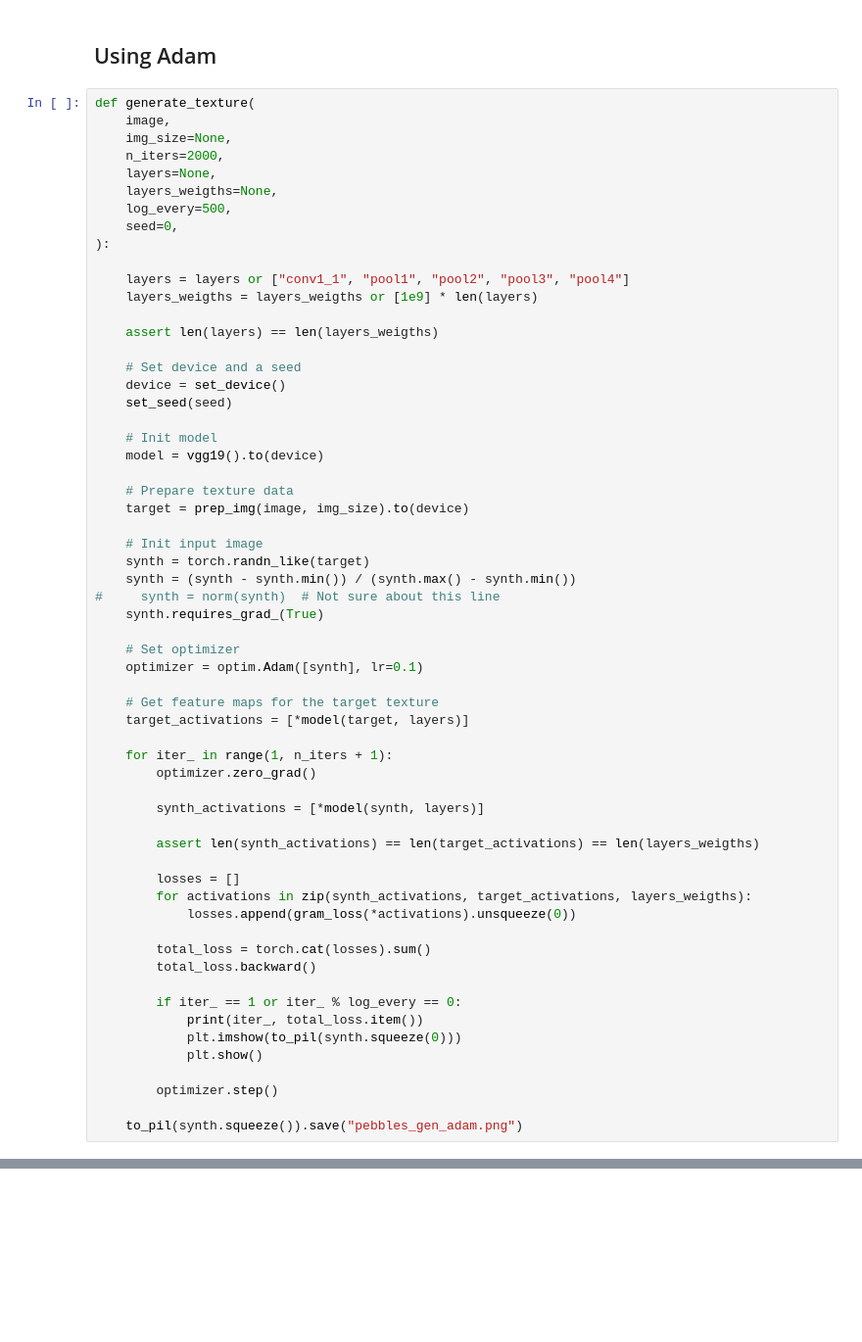
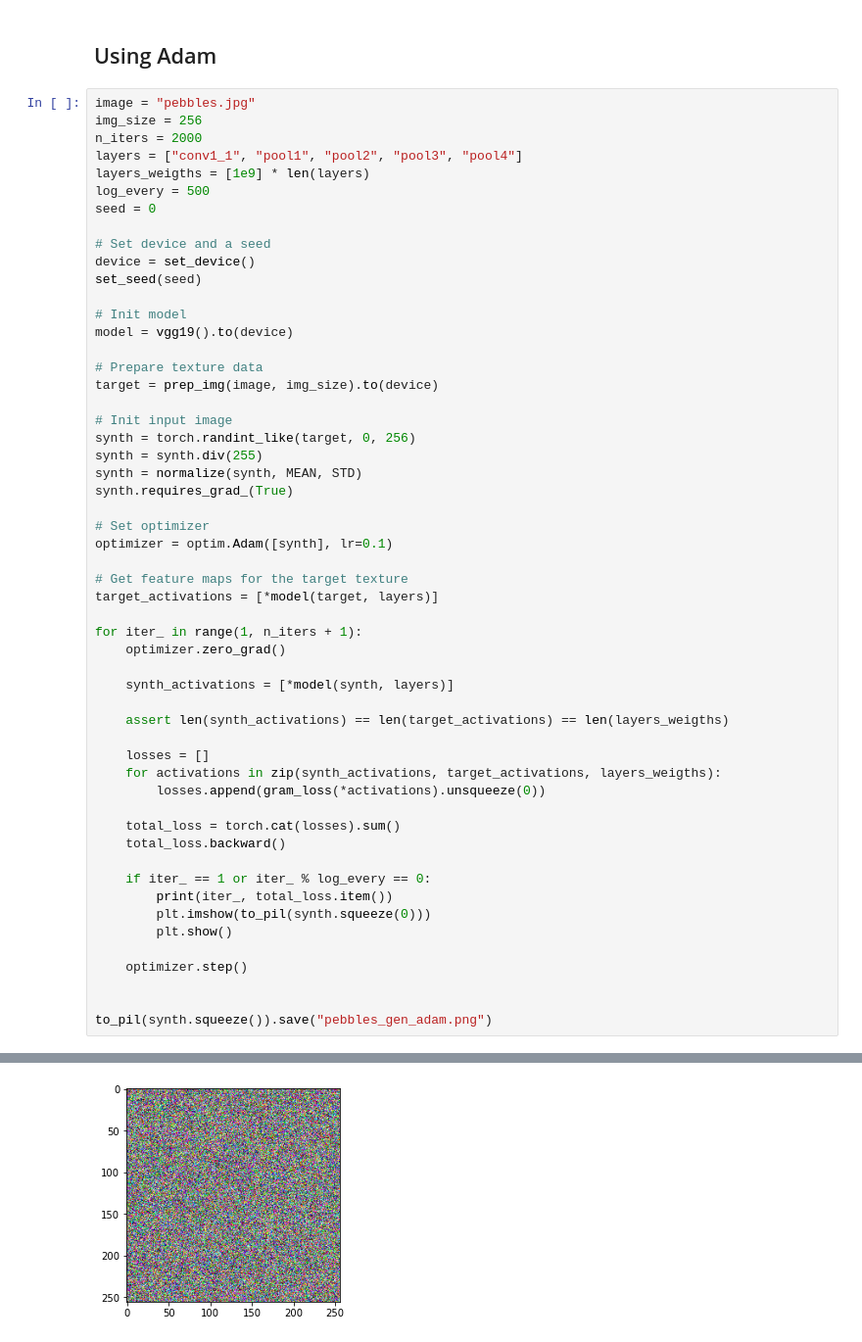
Before and after one commit to trsvchn/deep-textures, a Jupyter notebook: example.ipynb, the cells around one changed output, grey strips where cells are left out. Shown at 98% size. Drawn from its saved outputs; the diff is of its cells as text; blank space fills up the shorter version.

```diff
--- a/example.ipynb
+++ b/example.ipynb
@@ -130,62 +128,57 @@ generate_texture(img, 256)
 # %% [markdown]
 ## Using Adam
 # %%
-def generate_texture(
-    image,
-    img_size=None,
-    n_iters=2000,
-    layers=None,
-    layers_weigths=None,
-    log_every=500,
-    seed=0,
-):
+image = "pebbles.jpg"
+img_size = 256
+n_iters = 2000
+layers = ["conv1_1", "pool1", "pool2", "pool3", "pool4"]
+layers_weigths = [1e9] * len(layers)
+log_every = 500
+seed = 0
 
-    layers = layers or ["conv1_1", "pool1", "pool2", "pool3", "pool4"]
-    layers_weigths = layers_weigths or [1e9] * len(layers)
+# Set device and a seed
+device = set_device()
+set_seed(seed)
 
-    assert len(layers) == len(layers_weigths)
+# Init model
+model = vgg19().to(device)
 
-    # Set device and a seed
-    device = set_device()
-    set_seed(seed)
+# Prepare texture data
+target = prep_img(image, img_size).to(device)
 
-    # Init model
-    model = vgg19().to(device)
+# Init input image
+synth = torch.randint_like(target, 0, 256)
+synth = synth.div(255)
+synth = normalize(synth, MEAN, STD)
+synth.requires_grad_(True)
 
-    # Prepare texture data
-    target = prep_img(image, img_size).to(device)
+# Set optimizer
+optimizer = optim.Adam([synth], lr=0.1)
 
-    # Init input image
-    synth = torch.randn_like(target)
-    synth = (synth - synth.min()) / (synth.max() - synth.min())
-#     synth = norm(synth)  # Not sure about this line
-    synth.requires_grad_(True)
+# Get feature maps for the target texture
+target_activations = [*model(target, layers)]
 
-    # Set optimizer
-    optimizer = optim.Adam([synth], lr=0.1)
+for iter_ in range(1, n_iters + 1):
+    optimizer.zero_grad()
 
-    # Get feature maps for the target texture
-    target_activations = [*model(target, layers)]
+    synth_activations = [*model(synth, layers)]
 
-    for iter_ in range(1, n_iters + 1):
-        optimizer.zero_grad()
+    assert len(synth_activations) == len(target_activations) == len(layers_weigths)
 
-        synth_activations = [*model(synth, layers)]
+    losses = []
+    for activations in zip(synth_activations, target_activations, layers_weigths):
+        losses.append(gram_loss(*activations).unsqueeze(0))
 
-        assert len(synth_activations) == len(target_activations) == len(layers_weigths)
+    total_loss = torch.cat(losses).sum()
+    total_loss.backward()
 
-        losses = []
-        for activations in zip(synth_activations, target_activations, layers_weigths):
-            losses.append(gram_loss(*activations).unsqueeze(0))
+    if iter_ == 1 or iter_ % log_every == 0:
+        print(iter_, total_loss.item())
+        plt.imshow(to_pil(synth.squeeze(0)))
+        plt.show()
 
-        total_loss = torch.cat(losses).sum()
-        total_loss.backward()
+    optimizer.step()
 
-        if iter_ == 1 or iter_ % log_every == 0:
-            print(iter_, total_loss.item())
-            plt.imshow(to_pil(synth.squeeze(0)))
-            plt.show()
 
-        optimizer.step()
-
-    to_pil(synth.squeeze()).save("pebbles_gen_adam.png")
+to_pil(synth.squeeze()).save("pebbles_gen_adam.png")
+# %% [output]
@@ -191,0 +186 @@ def generate_texture(
+[figure, added]
```
Also changed, not shown: parts of 10 cells of this notebook, 1 other file.
